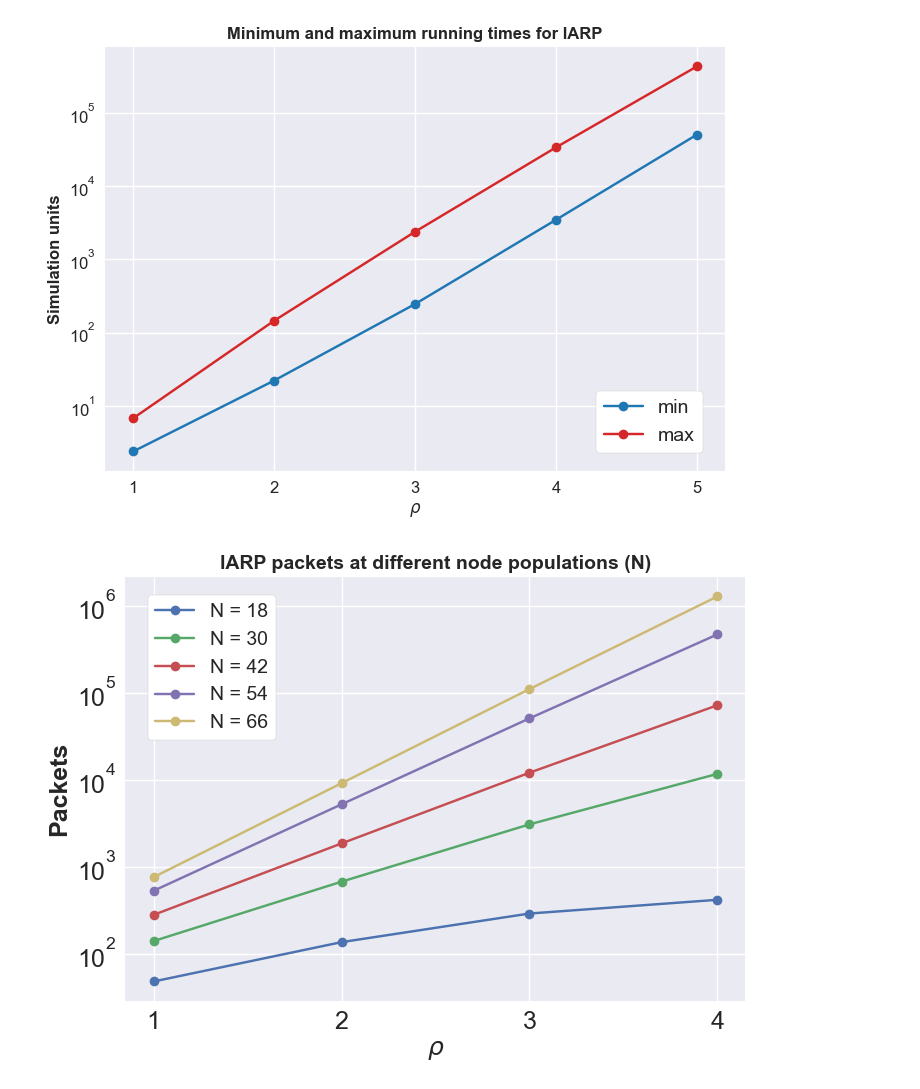
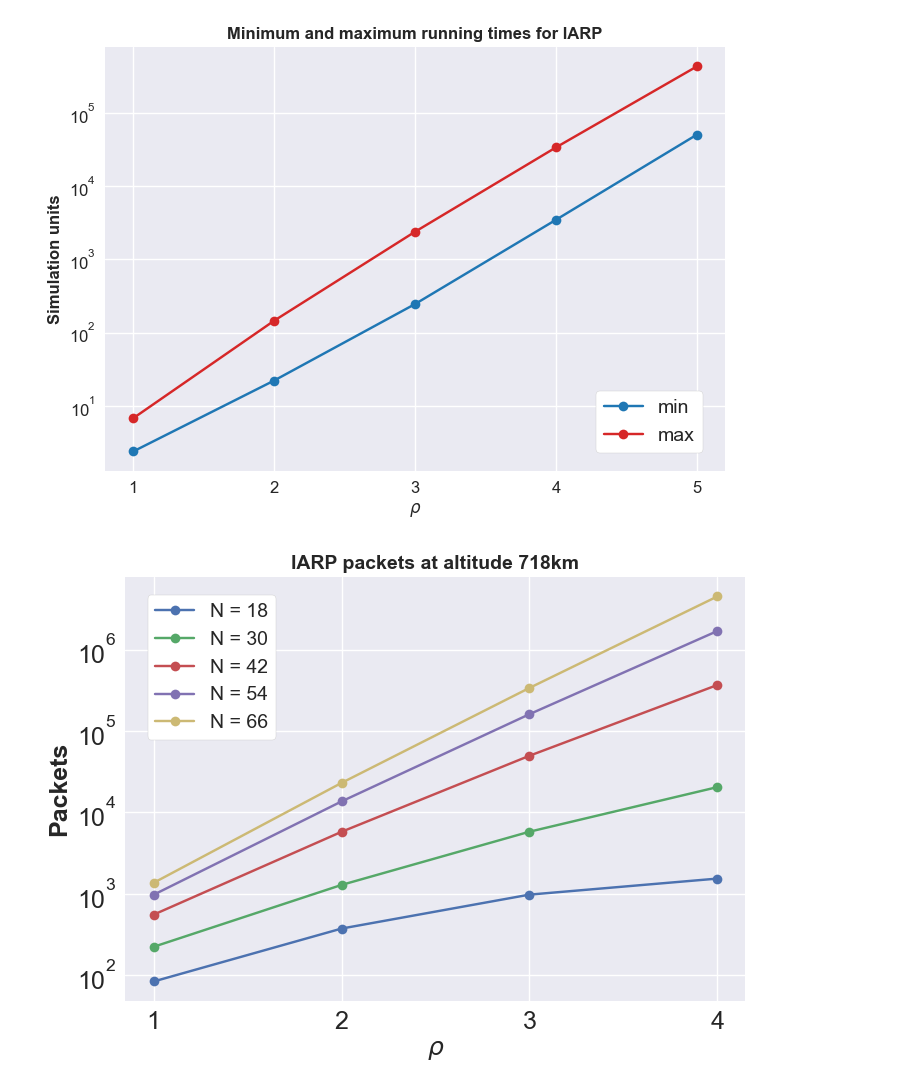
Before and after one commit to mathias-magnusson/Zone-routing-protocol, a Jupyter notebook: plot.ipynb, the cells around one changed output. Cells and saved outputs as stored; diff of their text form; code cells hidden in the pictures.

```diff
--- a/plot.ipynb
+++ b/plot.ipynb
@@ -91,29 +93,28 @@ legend = plt.legend(loc='lower right', bbox_to_anchor=(0.98, 0.02), frameon=True
 # %%
 ## TESTING FOR IARP. X-VALUES ARE P, Y-VALUES ARE PACKETS, AND 5 DIFFERENT GRAPHS ARE NODE POPULATION
 
-
 zone_radius = [1,2,3,4]
-y_18 = [48, 136, 290, 417]
-y_30 = [140, 674, 3074, 11698]
-y_42 = [280, 1856, 12058, 71930]
-y_54 = [530, 5224, 50808, 469286]
-y_66 = [760, 9138, 110372, 1282300]
+y_18 = [84, 375, 979, 1541]
+y_30 = [224, 1288, 5800, 20468]
+y_42 = [556, 5786,49690, 367498]
+y_54 = [976, 13664, 160984,1691026]
+y_66 = [1368, 23064, 338376, 4494512]
 
 plt.style.use('seaborn-v0_8')
 
 plt.plot(zone_radius, y_18, marker='o', linestyle='-', label='N = 18')
 plt.plot(zone_radius, y_30, marker='o', linestyle='-', label='N = 30')
 plt.plot(zone_radius, y_42, marker='o', linestyle='-', label='N = 42')
 plt.plot(zone_radius, y_54, marker='o', linestyle='-', label='N = 54')
 plt.plot(zone_radius, y_66, marker='o', linestyle='-', label='N = 66')
 
 plt.yscale('log')
 plt.xticks([1,2,3,4], fontsize=18)
 plt.yticks(fontsize=18)
 plt.xlabel('$\u03C1$', weight='bold', fontsize=18)
 plt.ylabel("Packets", weight='bold', fontsize=18)
-plt.title("IARP packets at different node populations (N)", weight='bold', fontsize=14)
+plt.title("IARP packets at altitude 718km", weight='bold', fontsize=14)
 
 legend = plt.legend(loc='upper left', bbox_to_anchor=(0.02, 0.98), frameon=True, framealpha=1, facecolor='white', fontsize = 14)
 # %% [output]
-[figure, old version]
+[figure, new version]
```
Also changed, not shown: parts of 6 cells of this notebook.
